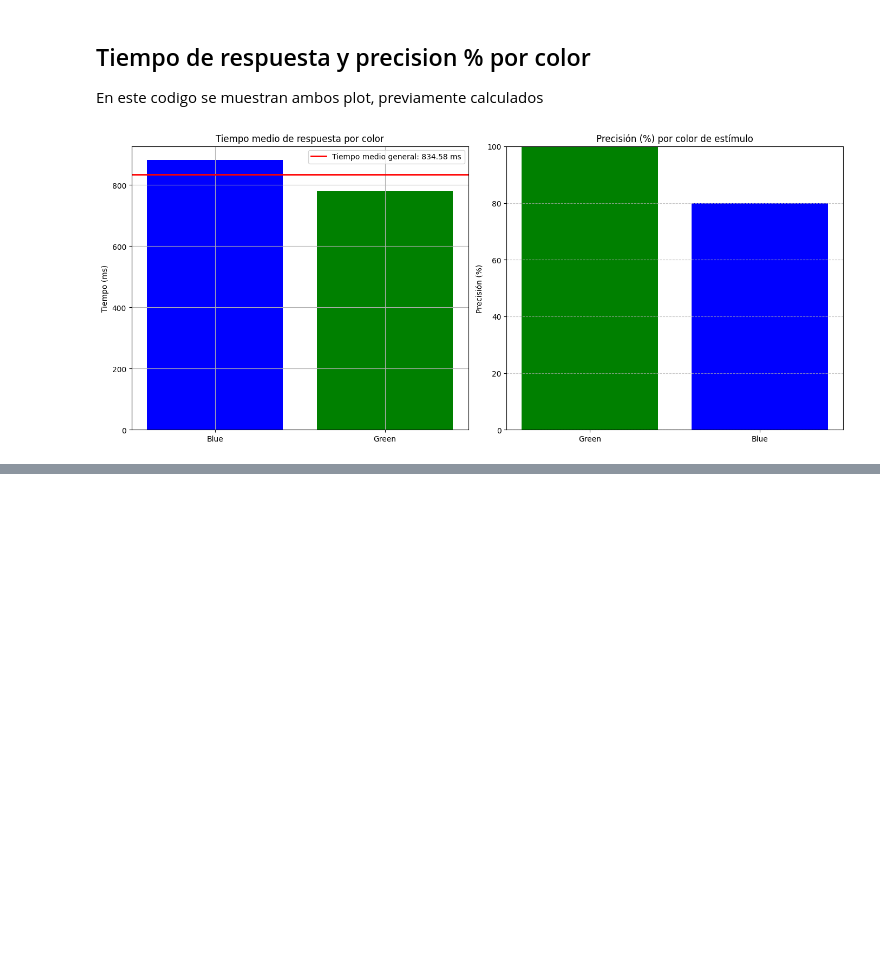
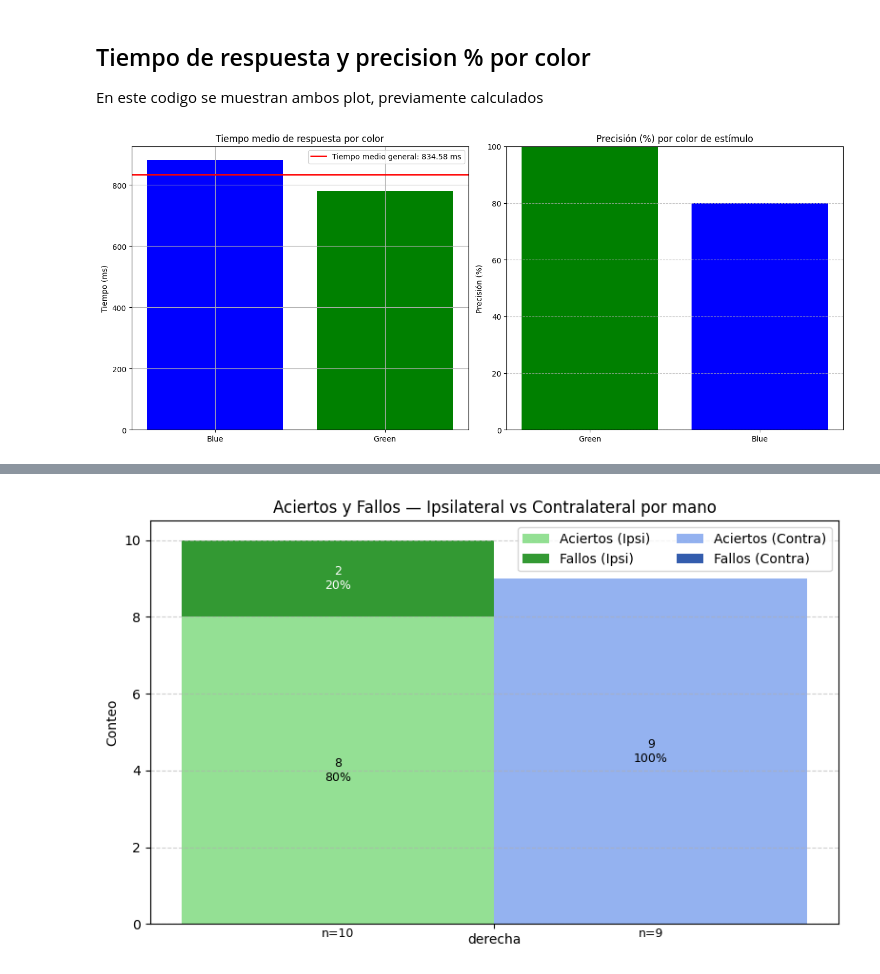
Before and after one commit to abarrio12/eogtouch, a Jupyter notebook: notebooks/02 - Right Keypress.ipynb, the cells around one changed output, grey strips where cells are left out. Cells and saved outputs as stored; diff of their text form; code cells hidden in the pictures; blank space fills up the shorter version.

```diff
--- a/notebooks/02 - Right Keypress.ipynb
+++ b/notebooks/02 - Right Keypress.ipynb
@@ -596,0 +806,87 @@ plt.show()
+# %%
+def plot_merged_aciertos_fallos(df_sub, titulo="Aciertos y Fallos por lado relativo a la mano"):
+    if df_sub.empty:
+        print(f"{titulo}: no hay datos")
+        return
+
+    # Tabla (mano, ladoRel=0/1) x fallo(0/1)
+    tab = pd.crosstab([df_sub["Mano_Dominante"], df_sub["contralateral"]],
+                      df_sub["fallo"]).reindex(columns=[0,1], fill_value=0)
+    tab.columns = ["Aciertos","Fallos"]
+
+    # Asegurar orden de índices
+    idx = pd.MultiIndex.from_product(
+        [sorted(df_sub["Mano_Dominante"].unique().tolist()), [0,1]],
+        names=["Mano_Dominante","contralateral"]
+    )
+    tab = tab.reindex(idx, fill_value=0)
+
+    manos = sorted(df_sub["Mano_Dominante"].unique().tolist())
+    x = np.arange(len(manos))
+    width = 0.38
+
+    # Extraer valores
+    def get_vals(side):
+        vals = tab.xs(side, level="contralateral")
+        return vals["Aciertos"].values, vals["Fallos"].values, vals.sum(axis=1).values
+
+    ac_i, fa_i, tot_i = get_vals(0)  # ipsi
+    ac_c, fa_c, tot_c = get_vals(1)  # contra
+
+    fig, ax = plt.subplots(figsize=(8,5))
+
+    # Colores personalizados (RGBA: R,G,B,alpha)
+    color_ipsi_acc = (0.3, 0.8, 0.3, 0.6)   # verde claro
+    color_ipsi_err = (0.0, 0.5, 0.0, 0.8)   # verde oscuro
+    color_contra_acc = (0.3, 0.5, 0.9, 0.6) # azul claro
+    color_contra_err = (0.0, 0.2, 0.6, 0.8) # azul oscuro
+
+    # Barras apiladas
+    b_ipsi_acc = ax.bar(x - width/2, ac_i, width, label="Aciertos (Ipsi)", color=color_ipsi_acc)
+    b_ipsi_err = ax.bar(x - width/2, fa_i, width, bottom=ac_i, label="Fallos (Ipsi)", color=color_ipsi_err)
+
+    b_contra_acc = ax.bar(x + width/2, ac_c, width, label="Aciertos (Contra)", color=color_contra_acc)
+    b_contra_err = ax.bar(x + width/2, fa_c, width, bottom=ac_c, label="Fallos (Contra)", color=color_contra_err)
+
+    # Etiquetas n y %
+    ymax = min((ac_i+fa_i).min() if len(ac_i) else 0, (ac_c+fa_c).min() if len(ac_c) else 0, 1)
+    bump = min(ymax*0.04, 0.5)
+
+    def annotate_stack(bars_acc, bars_err, ac, fa, tot):
+        for i in range(len(bars_acc)):
+            # Aciertos
+            n = int(ac[i]); p = (n/tot[i]*100) if tot[i]>0 else 0
+            rect = bars_acc[i]
+            ax.text(rect.get_x() + rect.get_width()/2, rect.get_height()/2,
+                    f"{n}\n{p:.0f}%", ha="center", va="center", fontsize=9, color="black")
+            # Fallos
+            if fa[i] > 0:
+                n2 = int(fa[i]); p2 = (n2/tot[i]*100) if tot[i]>0 else 0
+                rect2 = bars_err[i]
+                ax.text(rect2.get_x() + rect2.get_width()/2,
+                        rect2.get_y() + rect2.get_height()/2,
+                        f"{n2}\n{p2:.0f}%", ha="center", va="center", fontsize=9, color="white")
+
+
+            # Total (n=) → debajo del eje X
+            xc = rect.get_x() + rect.get_width()/2
+            ax.text(xc, -0.08 * ymax, f"n={int(tot[i])}",
+                    ha="center", va="top", fontsize=9, color="black")
+
+
+    annotate_stack(b_ipsi_acc, b_ipsi_err, ac_i, fa_i, tot_i)
+    annotate_stack(b_contra_acc, b_contra_err, ac_c, fa_c, tot_c)
+
+    ax.set_title(titulo)
+    ax.set_xticks(x)
+    ax.set_xticklabels(manos)
+    ax.set_ylabel("Conteo")
+    ax.grid(axis="y", linestyle="--", alpha=0.6)
+    ax.legend(ncol=2)
+    plt.tight_layout()
+    plt.show()
+
+
+plot_merged_aciertos_fallos(df, "Aciertos y Fallos — Ipsilateral vs Contralateral por mano")
+# %% [output]
+[figure, added]
```
Also changed, not shown: parts of 15 cells of this notebook, 3 other files.
